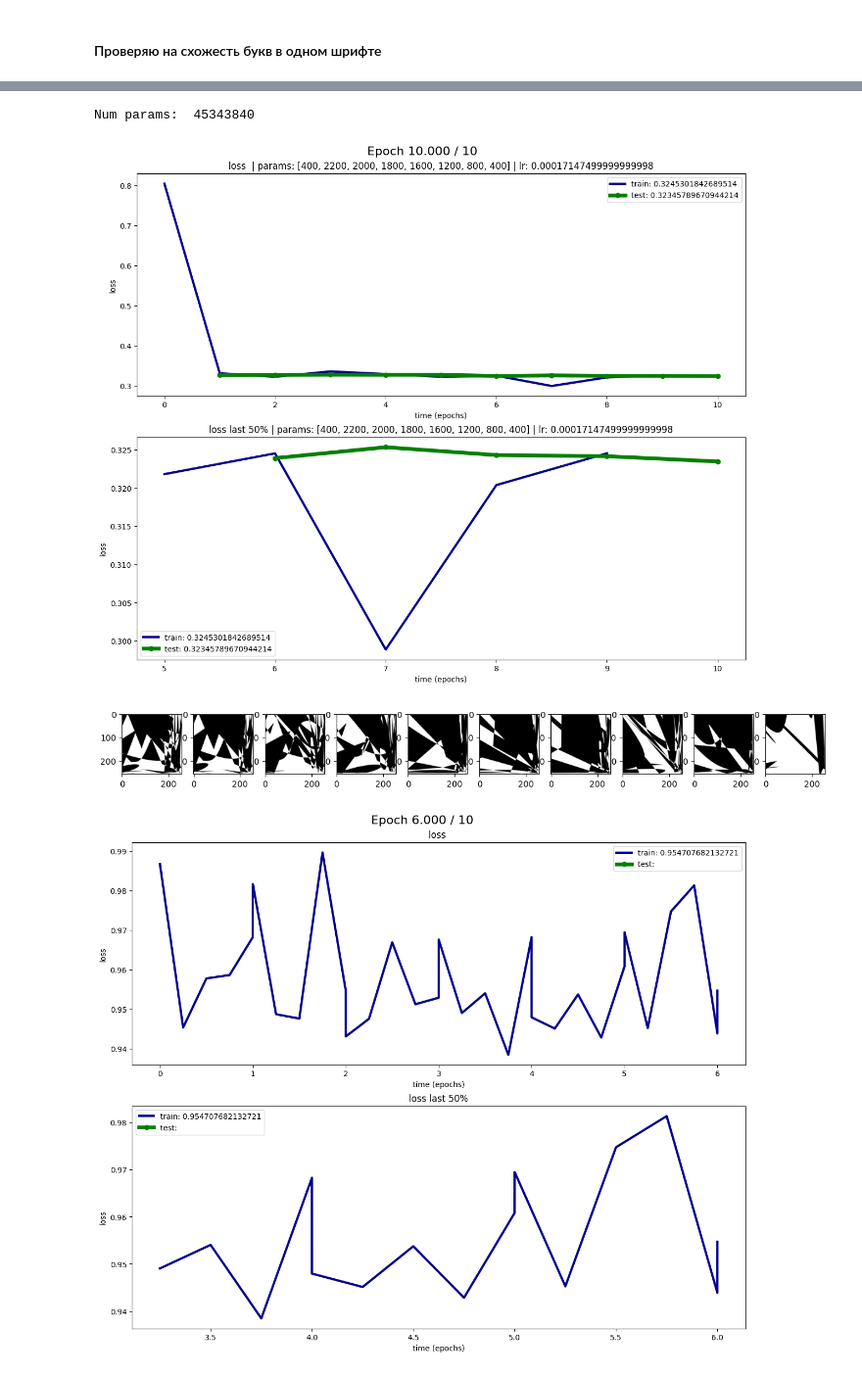
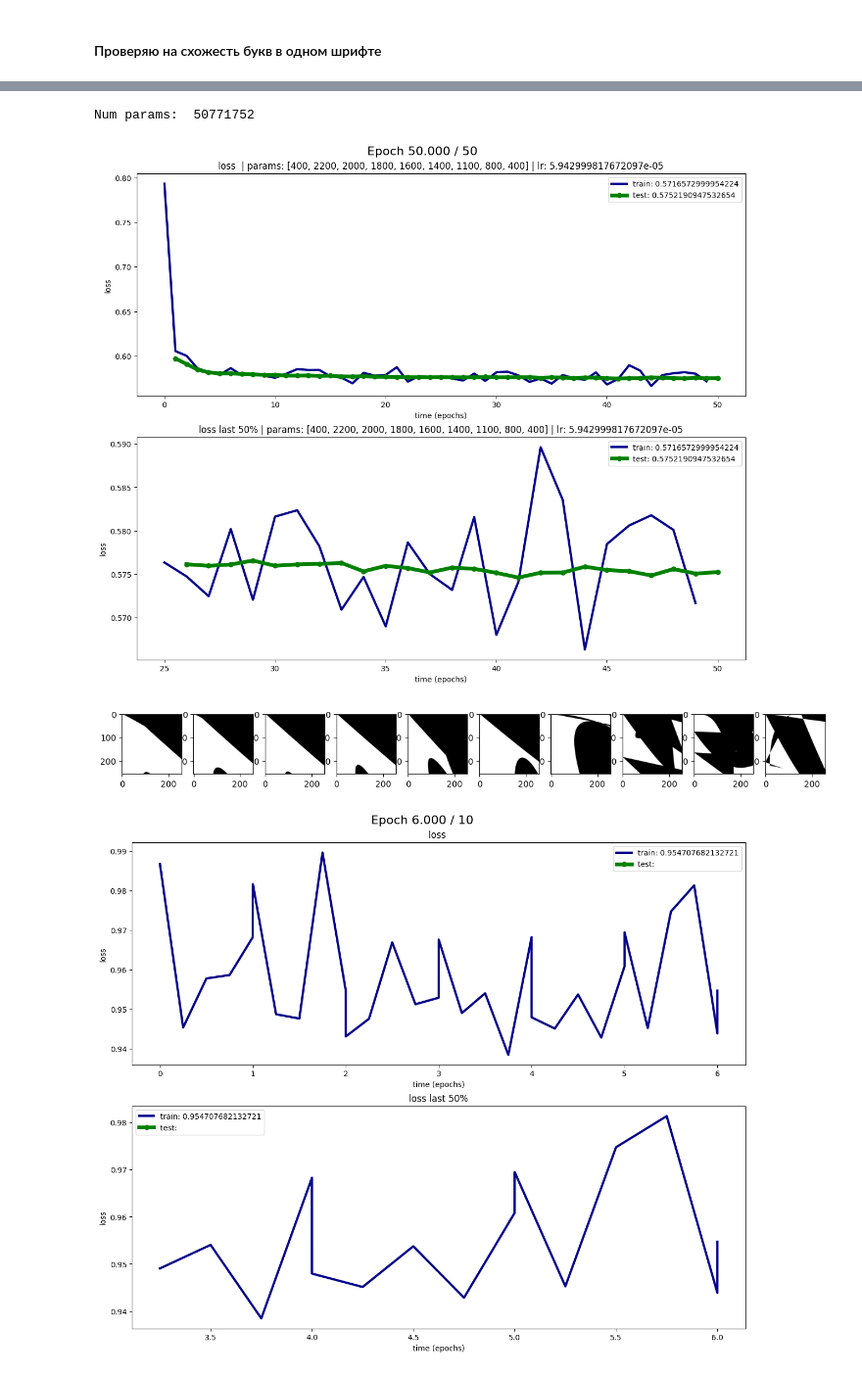
Before and after one commit to flydzen/diploma, a Jupyter notebook: main_difuse.ipynb, the cells around one changed output, grey strips where cells are left out. Shown at 98% size. Cells and saved outputs as stored; diff of their text form; code cells hidden in the pictures.

```diff
--- a/main_difuse.ipynb
+++ b/main_difuse.ipynb
@@ -703,7 +703,9 @@ def decode_img(d, label):
 
 def encode_img(d, label):
     model_cae.eval()
+    single = False
     if isinstance(label, str):
+        single = True
         label = labels2one_hot([label]).to(device)
         d = torch.Tensor([d]).to(device)
 
@@ -887,11 +887,8 @@ class Diffusion:
             inp_data = torch.Tensor(inp_data).to(device)
             labels = labels2one_hot(labels).to(device)
 
-            self.model_encoder.encode = True
-            self.model_encoder.decode = False
-
             with torch.no_grad():
-                inp_data = self.model_encoder(inp_data, labels)
+                inp_data = self.model_encoder.encode(inp_data, labels)
 
             t = torch.randint(0, self.T, [len(labels)], device=device).long()
 
@@ -918,9 +915,7 @@ class Diffusion:
             inp_data = torch.Tensor(inp_data).to(device)
             labels = labels2one_hot(labels).to(device)
 
-            self.model_encoder.encode = True
-            self.model_encoder.decode = False
-            inp_data = self.model_encoder(inp_data, labels)
+            inp_data = self.model_encoder.encode(inp_data, labels)
 
             t = torch.randint(0, self.T, [len(labels)], device=device).long()
 
@@ -966,37 +961,38 @@ l
 # %%
 #!g1.4
-params = [GLIPH_WIDTH, 2200, 2000, 1800, 1600, 1200, 800, 400]
+params = [GLIPH_WIDTH, 2200, 2000, 1800, 1600, 1400, 1100, 800, 400]
 
 model_d, optimizer, scheduler = setup_ucae(
     params=params,
-    lr=2e-4,
+    lr=1e-4,
     weight_decay=2e-5,
     step_size=3,
+    step_gamma=0.968,
 )
 
 diffusion = Diffusion(model_d, model_cae)
 
 print("Num params: ", sum(p.numel() for p in model_d.parameters()))
 # %% [output]
-Num params:  45343840
+Num params:  50771752
 # %%
 #!g1.4
 run(
     model=diffusion,
     dataloader=dataloader,
     optimizer=optimizer,
     scheduler=scheduler,
-    epochs=10,
+    epochs=50,
     params=params,
     batch_size=128,
 )
 # %% [output]
-[figure, old version]
+[figure, new version]
 # %%
 #!g1.4
 diffusion.sample_plot_image()
 # %% [output]
-[figure, old version]
+[figure, new version]
 # %%
 from denoising_diffusion_pytorch import Unet1D, GaussianDiffusion1D
 from torchvision.utils import save_image
```
Also changed, not shown: parts of 10 cells of this notebook, 3 other files.
